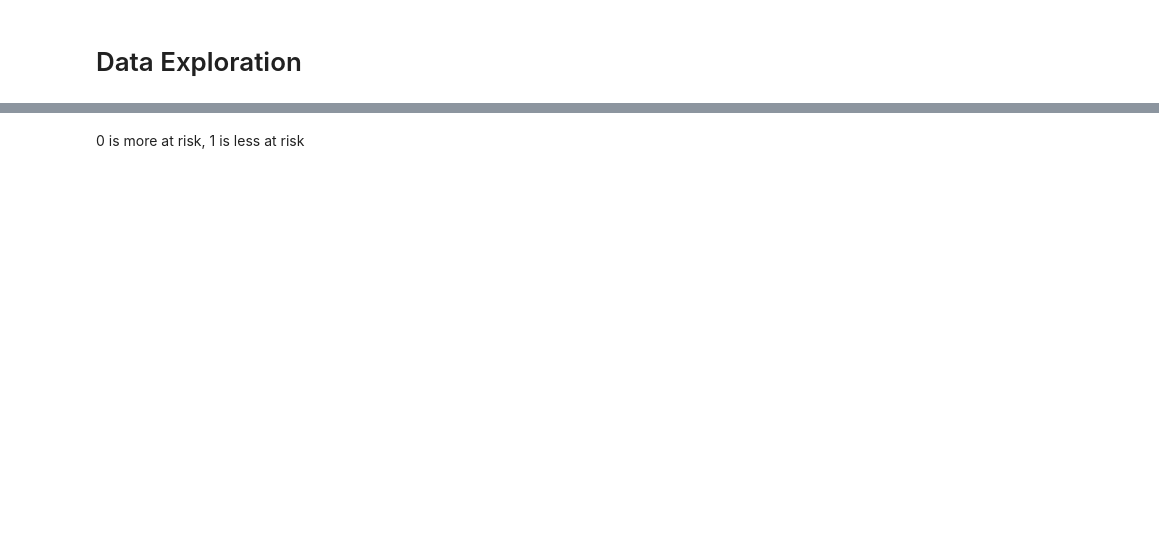
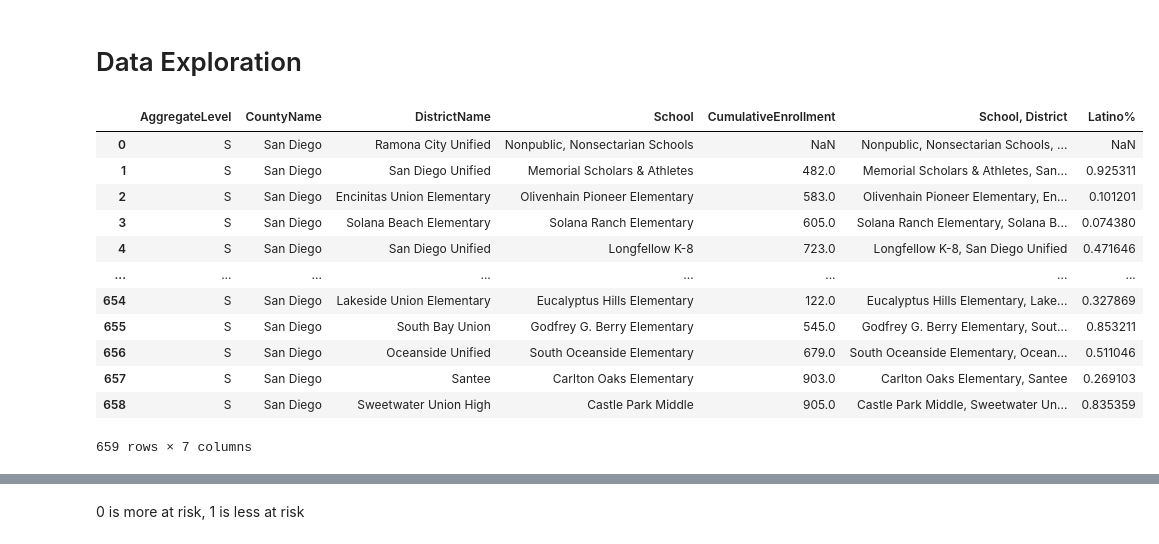
Before and after one commit to renaldyh27/COVID-Cool-for-School, a Jupyter notebook: Everything Cleaned.ipynb, the cells around one changed output, grey strips where cells are left out. Saved outputs shown, nothing was run; the diff lists cells and outputs as text; code cells hidden in the pictures; blank space fills up the shorter version.

```diff
--- a/Everything Cleaned.ipynb
+++ b/Everything Cleaned.ipynb
@@ -285,3 +289,19 @@ cumulative_clean = cumulative_clean.drop(["Charter"], axis=1)
+# %%
+cumulative_clean
+# %% [output]
+|  | AggregateLevel | CountyName | DistrictName | School | CumulativeEnrollment | School, District | Latino% |
+| 0 | S | San Diego | Ramona City Unified | Nonpublic, Nonsectarian Schools | NaN | Nonpublic, Nonsectarian Schools, ... | NaN |
+| 1 | S | San Diego | San Diego Unified | Memorial Scholars & Athletes | 482.0 | Memorial Scholars & Athletes, San... | 0.925311 |
+| 2 | S | San Diego | Encinitas Union Elementary | Olivenhain Pioneer Elementary | 583.0 | Olivenhain Pioneer Elementary, En... | 0.101201 |
+| 3 | S | San Diego | Solana Beach Elementary | Solana Ranch Elementary | 605.0 | Solana Ranch Elementary, Solana B... | 0.074380 |
+| 4 | S | San Diego | San Diego Unified | Longfellow K-8 | 723.0 | Longfellow K-8, San Diego Unified | 0.471646 |
+| ... | ... | ... | ... | ... | ... | ... | ... |
+| 654 | S | San Diego | Lakeside Union Elementary | Eucalyptus Hills Elementary | 122.0 | Eucalyptus Hills Elementary, Lake... | 0.327869 |
+| 655 | S | San Diego | South Bay Union | Godfrey G. Berry Elementary | 545.0 | Godfrey G. Berry Elementary, Sout... | 0.853211 |
+| 656 | S | San Diego | Oceanside Unified | South Oceanside Elementary | 679.0 | South Oceanside Elementary, Ocean... | 0.511046 |
+| 657 | S | San Diego | Santee | Carlton Oaks Elementary | 903.0 | Carlton Oaks Elementary, Santee | 0.269103 |
+| 658 | S | San Diego | Sweetwater Union High | Castle Park Middle | 905.0 | Castle Park Middle, Sweetwater Un... | 0.835359 |
+659 rows × 7 columns
 # %%
 merged = schools.merge(cumulative_clean, on="School, District")
 # %%
```
Also changed, not shown: parts of 35 cells of this notebook, 2 other files.
